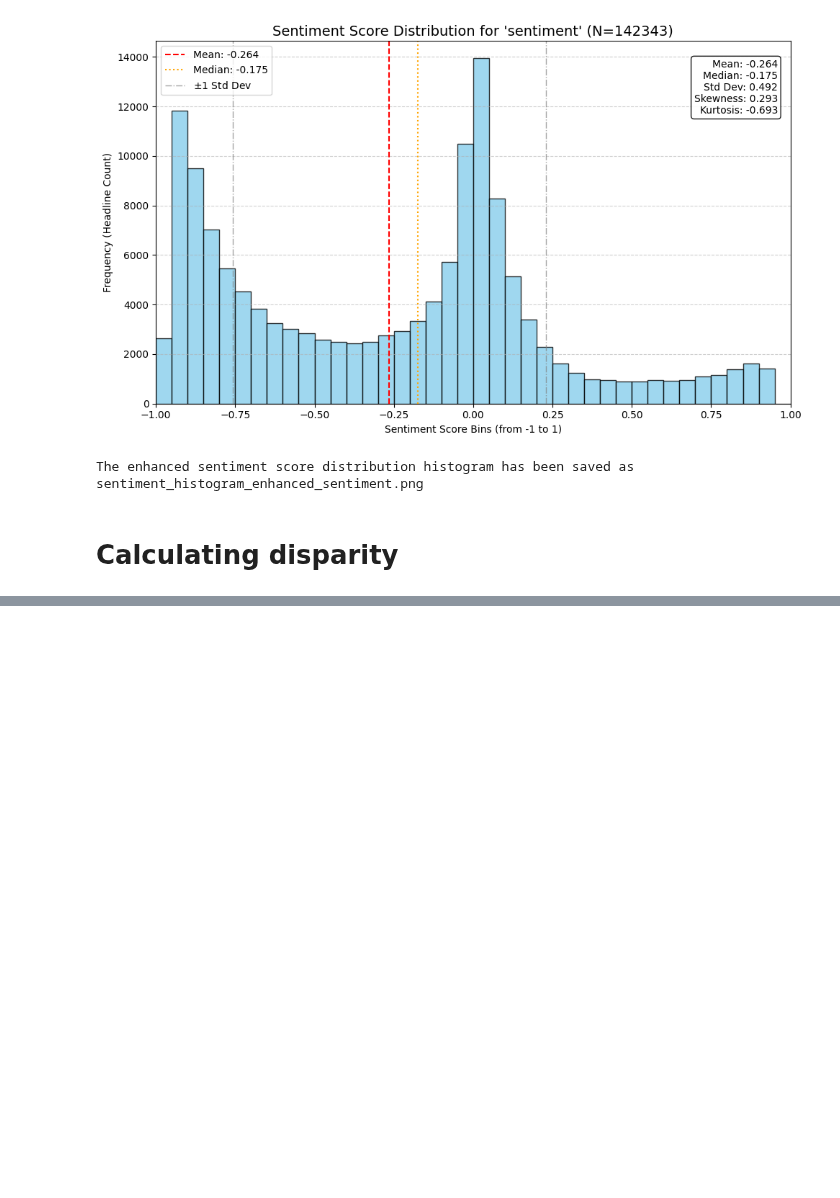
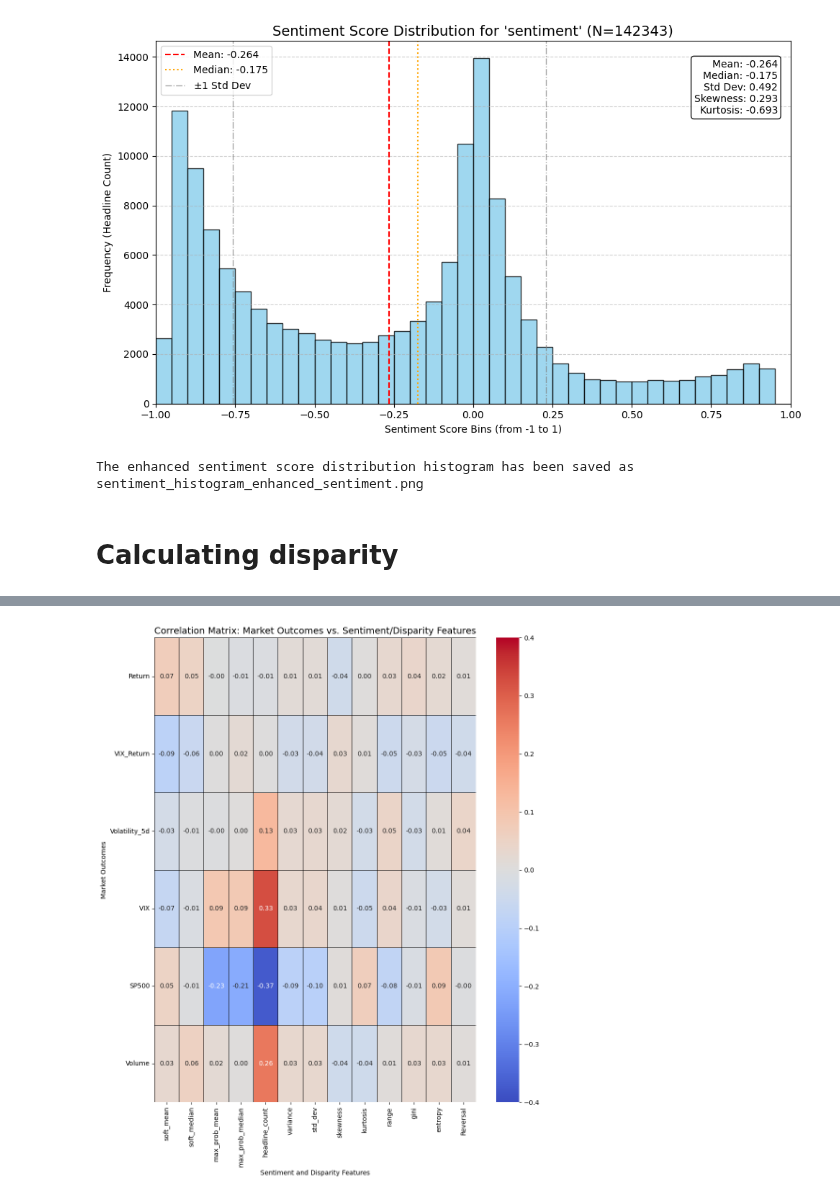
Before and after one commit to AminFiroozi/Belief-Dispersion, a Jupyter notebook: main.ipynb, the cells around one changed output, grey strips where cells are left out. Cells and saved outputs as stored; diff of their text form; code cells hidden in the pictures; blank space fills up the shorter version.

Commit message:
feat: clean up and fetch data and get correlations

```diff
--- a/main.ipynb
+++ b/main.ipynb
@@ -628,0 +668,20 @@ YF.download() has changed argument auto_adjust default to True
+# %%
+sp500_vix_df = pd.merge(sp500_df, vix_df, on='Date', how='outer')
+sp500_vix_df.sort_values('Date', inplace=True)
+sp500_vix_df.ffill(inplace=True)
+
+# CRITICAL STEP: Convert to date object to match sentiment data type
+sp500_vix_df['Date'] = sp500_vix_df['Date'].dt.date
+
+# delete holidays data
+sp500_vix_sentiment_df = pd.merge(sp500_vix_df, daily_metrics, on='Date', how='left')
+sp500_vix_sentiment_df.sort_values('Date', inplace=True)
+sp500_vix_sentiment_df.ffill(inplace=True)
+
+
+sp500_vix_sentiment_disparity_df = pd.merge(sp500_vix_sentiment_df, disparity_df, on='Date', how='left')
+sp500_vix_sentiment_disparity_df.sort_values('Date', inplace=True)
+sp500_vix_sentiment_disparity_df.ffill(inplace=True)
+
+sp500_vix_sentiment_disparity_df.to_csv(MERGED_RESULT_FILE, index=False)
+sp500_vix_sentiment_disparity_df
@@ -628,0 +702,68 @@ YF.download() has changed argument auto_adjust default to True
+# %%
+# --- Define the Feature Sets ---
+sentiment_and_disparity_features = [
+    'soft_mean', 'soft_median', 'max_prob_mean', 'max_prob_median',
+    'headline_count', 'variance', 'std_dev', 'skewness', 'kurtosis', 'range', 'gini', 'entropy',
+]
+continuous_market_outcomes = ['Return', 'VIX_Return', 'Volatility_5d', 'VIX', 'SP500', 'Volume']
+binary_market_outcome = 'Reversal'
+
+# Define all columns required for the correlation analysis
+all_corr_cols = sentiment_and_disparity_features + continuous_market_outcomes + [binary_market_outcome]
+
+# --- CRITICAL FIX: Data Cleaning ---
+df_clean = sp500_vix_sentiment_disparity_df[all_corr_cols].replace([np.inf, -np.inf], np.nan).dropna()
+df_clean[binary_market_outcome] = df_clean[binary_market_outcome].astype(int)
+
+# --- 1. Pearson Correlation for Continuous vs. Continuous ---
+# Calculate the full Pearson matrix on all continuous columns
+continuous_cols = sentiment_and_disparity_features + continuous_market_outcomes
+corr_matrix_continuous = df_clean[continuous_cols].corr(method='pearson')
+
+
+# --- 2. Point-Biserial Correlation for Binary vs. Continuous ---
+pb_corrs = {}
+for feature in sentiment_and_disparity_features + continuous_market_outcomes:
+    pb_corrs[feature] = pointbiserialr(df_clean[feature], df_clean[binary_market_outcome])[0]
+
+# Convert Point-Biserial results to a DataFrame row
+pb_df_row = pd.DataFrame(pb_corrs, index=[binary_market_outcome])
+
+
+# --- 3. Combine and Visualize (Structural Fix Applied) ---
+
+# a) Extract the correlation of sentiment/disparity features (ROWS) against continuous market outcomes (COLUMNS)
+# This forms the main body of the correlation table.
+corr_to_cont = corr_matrix_continuous.loc[sentiment_and_disparity_features, continuous_market_outcomes]
+
+# b) Concatenate the Reversal (Point-Biserial) row below the main body.
+# We slice pb_df_row to only include the same columns (market outcomes) as the main body.
+full_corr = pd.concat([corr_to_cont, pb_df_row[continuous_market_outcomes]])
+
+# Transpose the result so that the market outcomes (including Reversal) are the columns,
+# and the sentiment/disparity features are the rows, for a cleaner visualization.
+full_corr_transposed = full_corr.T
+
+
+# --- 4. Heatmap Visualization ---
+plt.figure(figsize=(10, 12)) # Swap dimensions for transposed matrix
+sns.heatmap(
+    full_corr_transposed,
+    annot=True,
+    fmt=".2f",
+    cmap='coolwarm',
+    vmin=-0.4, # Use a slightly lower scale for better color differentiation
+    vmax=0.4,  # Use a slightly lower scale for better color differentiation
+    linewidths=.5,
+    linecolor='black'
+)
+plt.title('Correlation Matrix: Market Outcomes vs. Sentiment/Disparity Features', fontsize=14)
+plt.yticks(rotation=0)
+plt.xlabel('Sentiment and Disparity Features')
+plt.ylabel('Market Outcomes')
+plt.tight_layout()
+plt.savefig('correlation_heatmap_final_fixed.png')
+
+print("\nFinal Correlation Matrix (Outcomes vs. Features):")
+print(full_corr_transposed)
+# %% [output]
@@ -628,0 +787 @@ YF.download() has changed argument auto_adjust default to True
+[figure, added]
```
Also changed, not shown: parts of 32 cells of this notebook, 2 other files.
